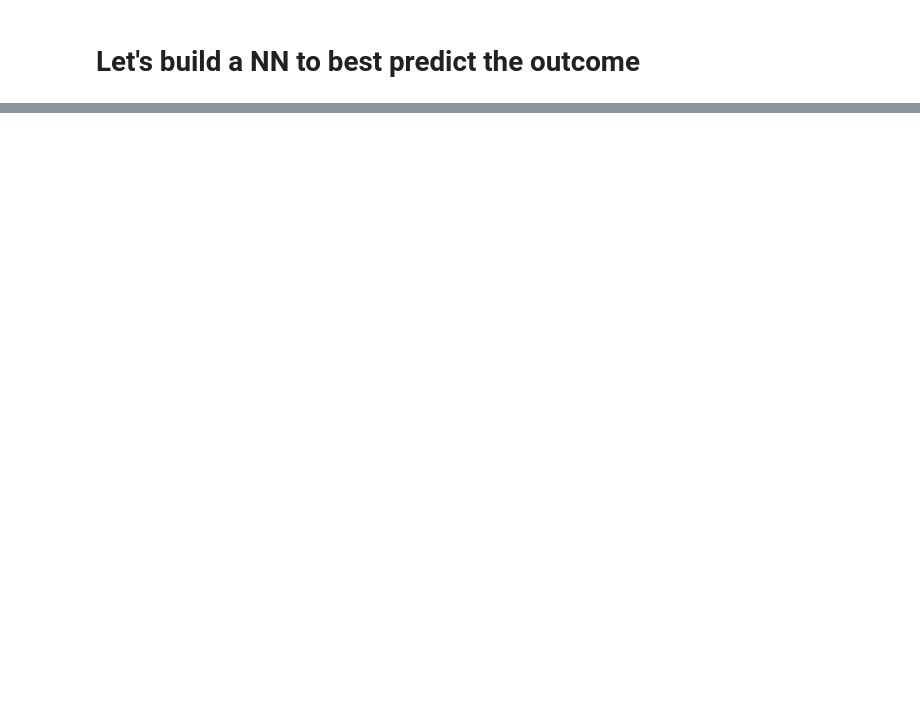
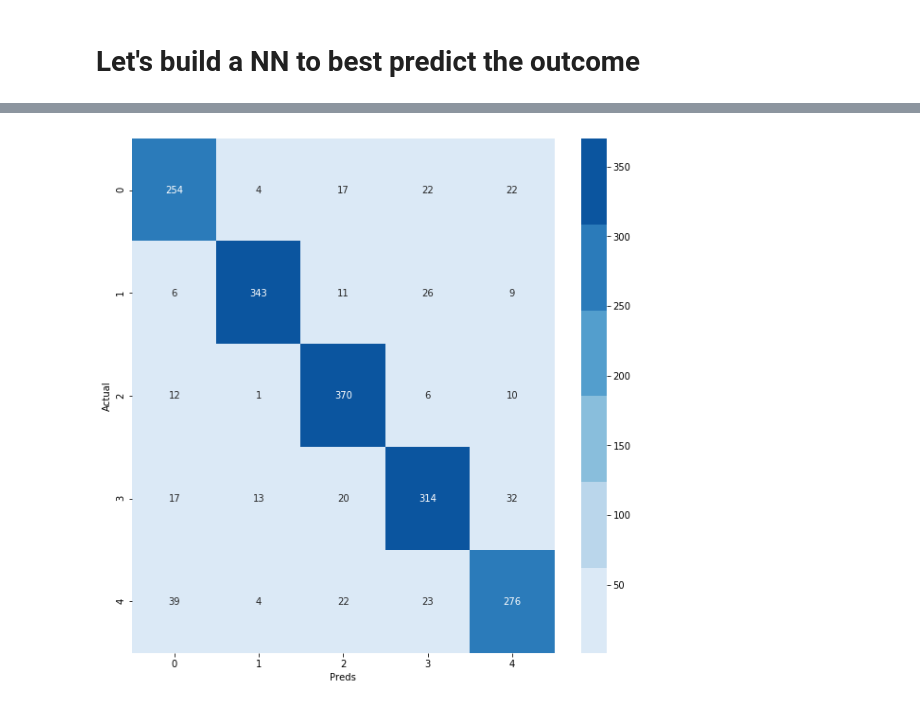
Before and after one commit to erdosn/dsc-text-classification-lab-online-ds-ft-120919, a Jupyter notebook: DeepLearning.ipynb, the cells around one changed output, grey strips where cells are left out. Cells and saved outputs as stored; diff of their text form; code cells hidden in the pictures; blank space fills up the shorter version.

```diff
--- a/DeepLearning.ipynb
+++ b/DeepLearning.ipynb
@@ -55,0 +185,2 @@ model = keras.Sequential()
+# %%
+y_pred_labels = np.argmax(y_preds, axis=1)
@@ -55,0 +202,9 @@ model = keras.Sequential()
+# %%
+cm = confusion_matrix(df_test['label'], y_pred_labels)
+plt.figure(figsize=(10, 10))
+sns.heatmap(cm, annot=True, cmap=sns.color_palette('Blues'), fmt='0.3g')
+plt.xlabel("Preds")
+plt.ylabel("Actual")
+plt.show()
+# %% [output]
+[figure, added]
```
Also changed, not shown: parts of 17 cells of this notebook.
